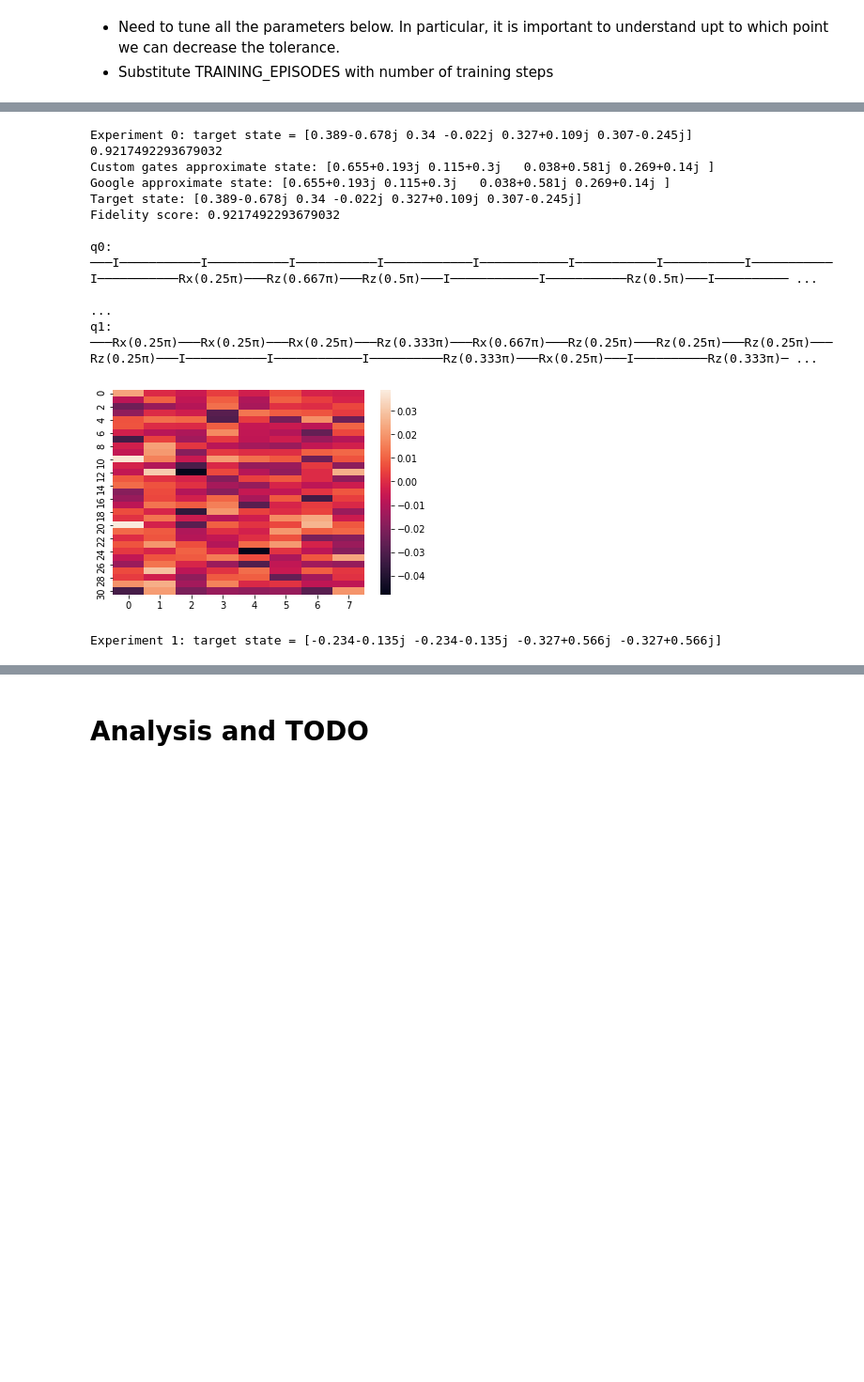
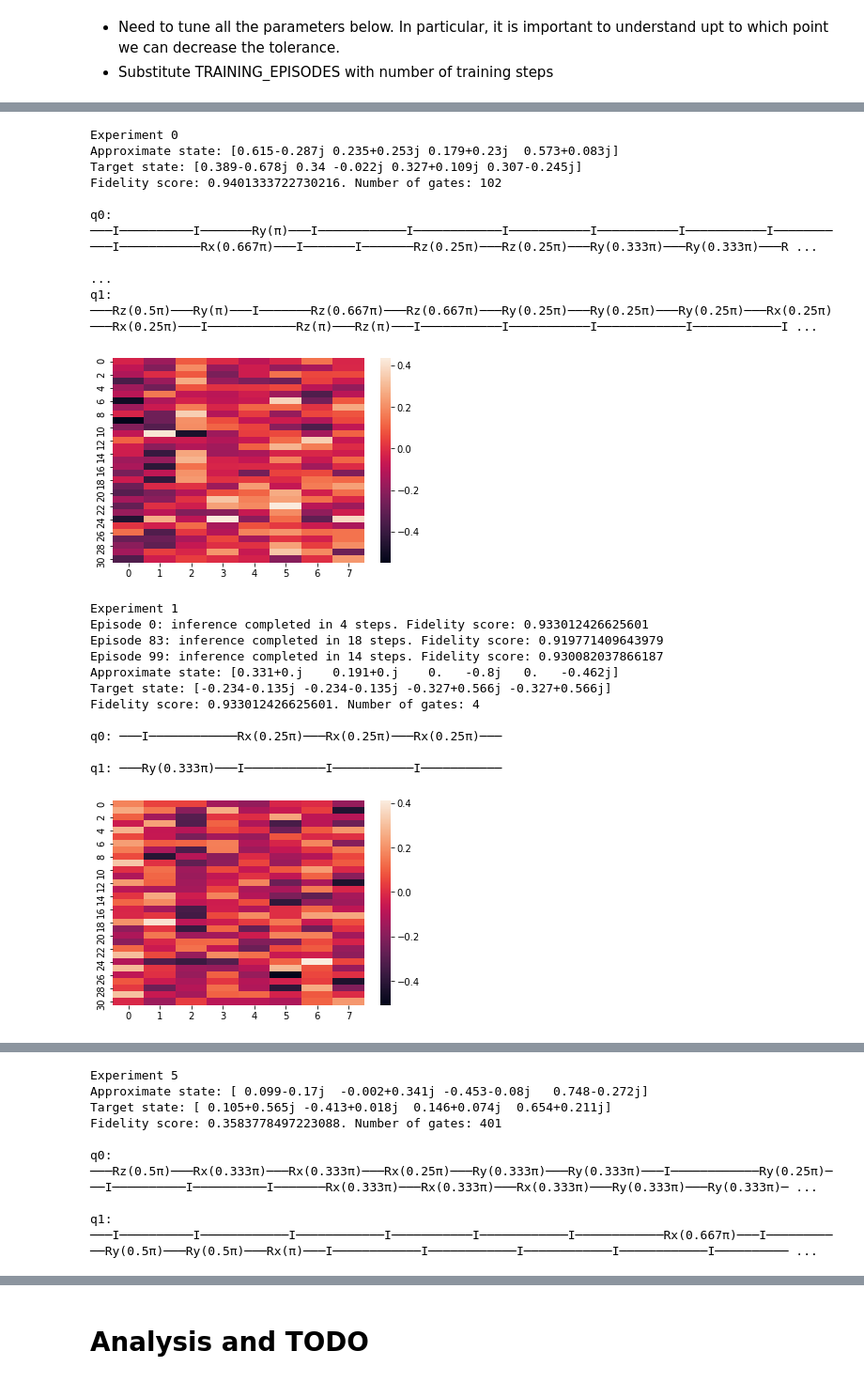
Before and after one commit to francescomontagna/Quantum-Reinforcement-Learning, a Jupyter notebook: QuantumRL.ipynb, the cells around one changed output, grey strips where cells are left out. Shown at 94% size. Cells and saved outputs as stored; diff of their text form; code cells hidden in the pictures; blank space fills up the shorter version.

```diff
--- a/QuantumRL.ipynb
+++ b/QuantumRL.ipynb
@@ -519,7 +520,7 @@ class LSTDAgent:
 # %% [markdown]
 # Helper Functions
 # %%
-def compare_circuits(circuit_gates, final_state, target_state):
+def compare_circuits(circuit_gates, final_state, target_state, path):
   """
   Compare results obtained by google gates vs my custom gates implementation
   Args:
@@ -550,17 +551,22 @@ def compare_circuits(circuit_gates, final_state, target_state):
   simulator = Simulator()
   result = simulator.simulate(circuit, qubit_order=[q0, q1])
 
+  # Check coherence between approximate terminal states
   assert np.all(np.around(q.get_amplitudes(), 3) == np.around(final_state.get_amplitudes(), 3)),\
    f"Unexpected terminal state: got {np.around(q.get_amplitudes(), 3)} rather than {np.around(final_state.get_amplitudes(), 3)}"
 
-  print(f"Custom gates approximate state: {np.around(final_state.get_amplitudes(), 3)}")
-  print(f"Google approximate state: {np.around(result.final_state_vector, 3)}")
+  # Check coherence between Google result and mine
+  # assert np.all(np.around(q.get_amplitudes(), 3) == np.around(result.final_state_vector, 3)),\
+  #  f"Unexpected terminal state: got {np.around(q.get_amplitudes(), 3)} rather than {np.around(result.final_state_vector, 3)}"
+
+  print(f"Approximate state: {np.around(final_state.get_amplitudes(), 3)}")
   print(f"Target state: {np.around(target_state.get_amplitudes(), 3)}")
-  print(f"Fidelity score: {target_state.fidelity_score(final_state)}")
-
+  print(f"Fidelity score: {target_state.fidelity_score(final_state)}. Number of gates: {len(circuit_gates)}")
 
   print("")
   print(circuit)
+
+  logs(final_state, target_state, circuit_gates, path)
 # %%
 def get_quantum_state(tolerance, i):
   """
@@ -676,7 +693,7 @@ class Experiment:
     terminal = False
     action = self._agent._action
     gates = []
-    while not terminal and len(gates) <= 1000:
+    while not terminal and len(gates) <= 400:
       gates.append(action)
       reward, discount, next_s, terminal = self._env.step(action)
       action = self._agent.inference(reward, discount, next_s)
@@ -734,7 +751,11 @@ class Experiment:
 TOLERANCE = 0.1
 TRAINING_EPISODES = 100
 STEP_SIZE = 0.0001
-NUM_OFFLINE_UPDATES = 0 # Better remove it, I guess, we'll see
+NUM_OFFLINE_UPDATES = 0 # Way worse
 NUM_EXPERIMENTS = 10
+PATH = "logs.txt"
+# %%
+with open(PATH, "w+") as f:
+  f.write(f"NUM_OFFLINE_UPDATES: {NUM_OFFLINE_UPDATES}\n\n")
 # %% [markdown]
 TODO:
@@ -742,41 +764,48 @@ TODO:
 - Check fidelity score implementation correctness
 - Spiegare comportamento oscillatorio: secondo me dato lo spazio di ricerca cosi grande, il rischio è che esca facilmente da un local minimum la funzione
 # %%
-%%time
 for i in range(NUM_EXPERIMENTS):
   start = [1, 0, 0, 0]
   target = get_quantum_state(TOLERANCE, i)
 
-  print(f"Experiment {i}: target state = {np.around(target, 3)}")
+  print(f"Experiment {i}")
 
   experiment = Experiment(start, target, TOLERANCE, TRAINING_EPISODES, STEP_SIZE, NUM_OFFLINE_UPDATES)
   gates_sequences, terminal_states = experiment.run_experiment()
   len_sequences = list(map(lambda x: len(x), gates_sequences))
   sns.heatmap(experiment._agent._W)
 
   idx = np.argmin(list(map(lambda x: len(x), gates_sequences)))
   circuit_gates = gates_sequences[idx]
   terminal_state = terminal_states[idx]
   target_state = QuantumState(target)
 
-  print(target_state.fidelity_score(terminal_state))
 
-  compare_circuits(circuit_gates, terminal_state, target_state)
+  compare_circuits(circuit_gates, terminal_state, target_state, PATH)
   print("")
 
   plt.show()
   print("")
   print("")
 # %% [output]
-Experiment 0: target state = [0.389-0.678j 0.34 -0.022j 0.327+0.109j 0.307-0.245j]
-0.9217492293679032
-Custom gates approximate state: [0.655+0.193j 0.115+0.3j   0.038+0.581j 0.269+0.14j ]
-Google approximate state: [0.655+0.193j 0.115+0.3j   0.038+0.581j 0.269+0.14j ]
+Experiment 0
+Approximate state: [0.615-0.287j 0.235+0.253j 0.179+0.23j  0.573+0.083j]
 Target state: [0.389-0.678j 0.34 -0.022j 0.327+0.109j 0.307-0.245j]
-Fidelity score: 0.9217492293679032
+Fidelity score: 0.9401333722730216. Number of gates: 102
 
-q0: ───I───────────I───────────I───────────I────────────I────────────I───────────I───────────I───────────I───────────Rx(0.25π)───Rz(0.667π)───Rz(0.5π)───I────────────I───────────Rz(0.5π)───I────────── ...
+q0: ───I──────────I───────Ry(π)───I────────────I────────────I───────────I───────────I───────────I───────────I───────────Rx(0.667π)───I───────I───────Rz(0.25π)───Rz(0.25π)───Ry(0.333π)───Ry(0.333π)───R ...
                                                                                                                                                                                                          ...
-q1: ───Rx(0.25π)───Rx(0.25π)───Rx(0.25π)───Rz(0.333π)───Rx(0.667π)───Rz(0.25π)───Rz(0.25π)───Rz(0.25π)───Rz(0.25π)───I───────────I────────────I──────────Rz(0.333π)───Rx(0.25π)───I──────────Rz(0.333π)─ ...
+q1: ───Rz(0.5π)───Ry(π)───I───────Rz(0.667π)───Rz(0.667π)───Ry(0.25π)───Ry(0.25π)───Ry(0.25π)───Rx(0.25π)───Rx(0.25π)───I────────────Rz(π)───Rz(π)───I───────────I───────────I────────────I────────────I ...
-[figure, old version]
+[figure, new version]
-Experiment 1: target state = [-0.234-0.135j -0.234-0.135j -0.327+0.566j -0.327+0.566j]
+Experiment 1
+Episode 0: inference completed in 4 steps. Fidelity score: 0.933012426625601
+Episode 83: inference completed in 18 steps. Fidelity score: 0.919771409643979
+Episode 99: inference completed in 14 steps. Fidelity score: 0.930082037866187
+Approximate state: [0.331+0.j    0.191+0.j    0.   -0.8j   0.   -0.462j]
+Target state: [-0.234-0.135j -0.234-0.135j -0.327+0.566j -0.327+0.566j]
+Fidelity score: 0.933012426625601. Number of gates: 4
+
+q0: ───I────────────Rx(0.25π)───Rx(0.25π)───Rx(0.25π)───
+
+q1: ───Ry(0.333π)───I───────────I───────────I───────────
+[figure, added]
@@ -782,0 +866,8 @@ Experiment 1: target state = [-0.234-0.135j -0.234-0.135j -0.327+0.566j -0.327+0
+Experiment 5
+Approximate state: [ 0.099-0.17j  -0.002+0.341j -0.453-0.08j   0.748-0.272j]
+Target state: [ 0.105+0.565j -0.413+0.018j  0.146+0.074j  0.654+0.211j]
+Fidelity score: 0.3583778497223088. Number of gates: 401
+
+q0: ───Rz(0.5π)───Rx(0.333π)───Rx(0.333π)───Rx(0.25π)───Ry(0.333π)───Ry(0.333π)───I────────────Ry(0.25π)───I──────────I──────────I───────Rx(0.333π)───Rx(0.333π)───Rx(0.333π)───Ry(0.333π)───Ry(0.333π)─ ...
+
+q1: ───I──────────I────────────I────────────I───────────I────────────I────────────Rx(0.667π)───I───────────Ry(0.5π)───Ry(0.5π)───Rx(π)───I────────────I────────────I────────────I────────────I────────── ...
```
Also changed, not shown: parts of 5 cells of this notebook.
